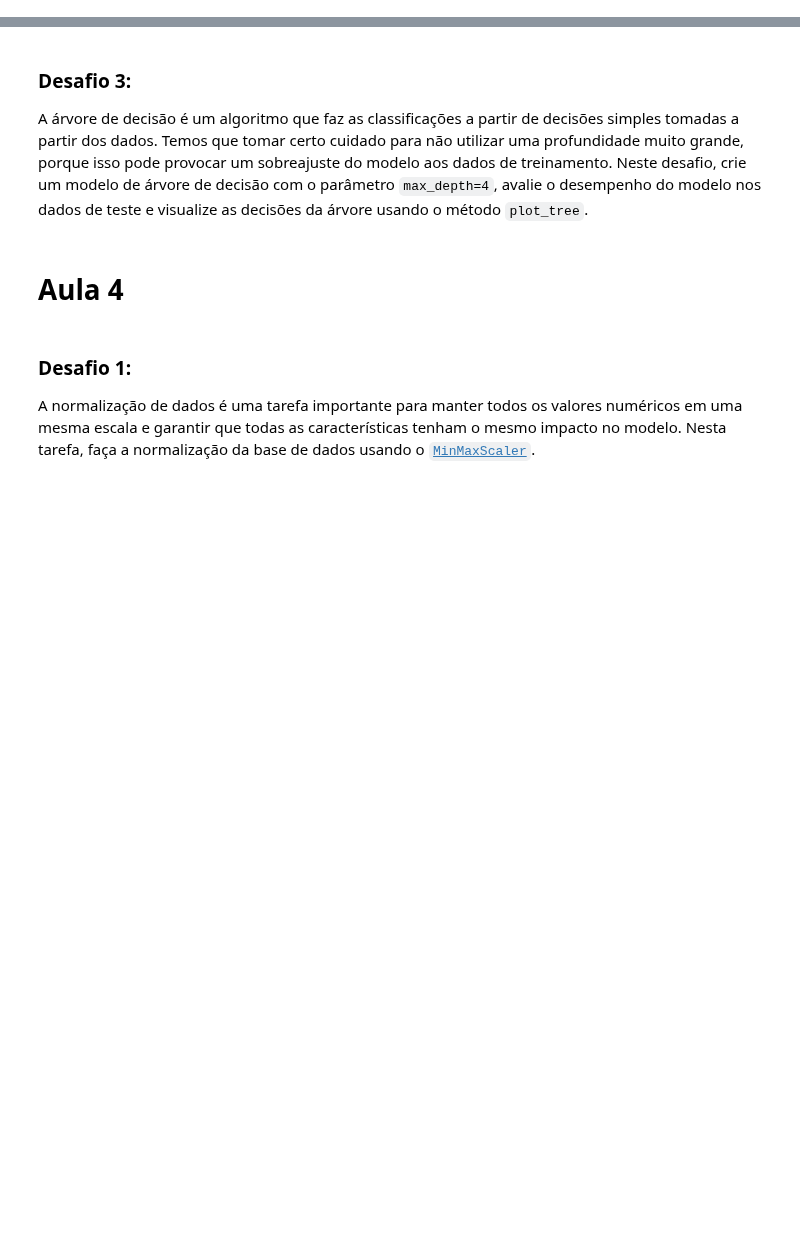
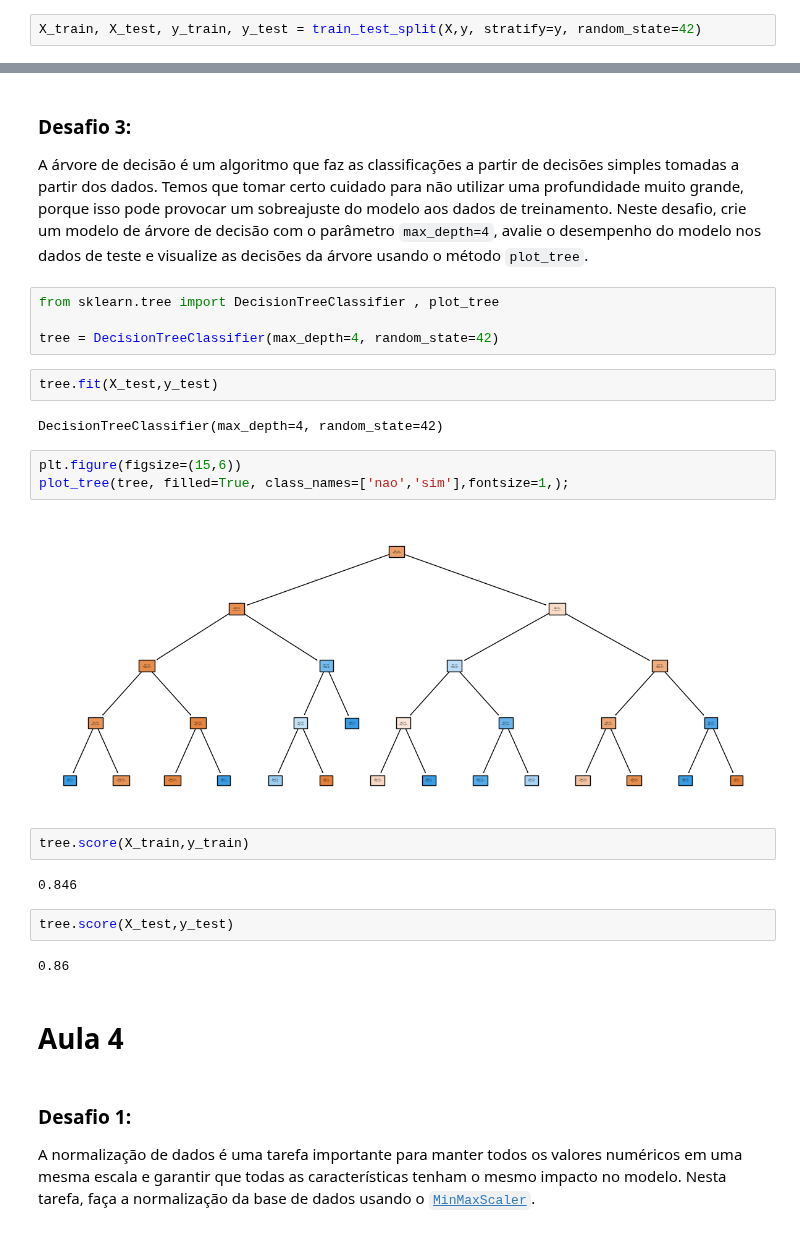
Before and after one commit to NiveskZ/estatistica-ml-alura, a Jupyter notebook: classificacao/desafios_classificacao.ipynb, the cells around one changed output, grey strips where cells are left out. Saved outputs shown, nothing was run; the diff lists cells and outputs as text; blank space fills up the shorter version.

```diff
--- a/classificacao/desafios_classificacao.ipynb
+++ b/classificacao/desafios_classificacao.ipynb
@@ -181,3 +177,5 @@ A separação dos dados entre conjunto de treinamento e teste é essencial para
+# %%
+X_train, X_test, y_train, y_test = train_test_split(X,y, stratify=y, random_state=42)
 # %% [markdown]
 ### Desafio 2:
 
@@ -186,6 +192,27 @@ Um modelo de base é muito importante para definir um critério de comparação
 ### Desafio 3:
 
 A árvore de decisão é um algoritmo que faz as classificações a partir de decisões simples tomadas a partir dos dados. Temos que tomar certo cuidado para não utilizar uma profundidade muito grande, porque isso pode provocar um sobreajuste do modelo aos dados de treinamento. Neste desafio, crie um modelo de árvore de decisão com o parâmetro `max_depth=4`, avalie o desempenho do modelo nos dados de teste e visualize as decisões da árvore usando o método `plot_tree`.
+# %%
+from sklearn.tree import DecisionTreeClassifier , plot_tree
+
+tree = DecisionTreeClassifier(max_depth=4, random_state=42)
+# %%
+tree.fit(X_test,y_test)
+# %% [output]
+DecisionTreeClassifier(max_depth=4, random_state=42)
+# %%
+plt.figure(figsize=(15,6))
+plot_tree(tree, filled=True, class_names=['nao','sim'],fontsize=1,);
+# %% [output]
+[figure, added]
+# %%
+tree.score(X_train,y_train)
+# %% [output]
+0.846
+# %%
+tree.score(X_test,y_test)
+# %% [output]
+0.86
 # %% [markdown]
 # Aula 4
 # %% [markdown]
```
Also changed, not shown: parts of 4 cells of this notebook.
